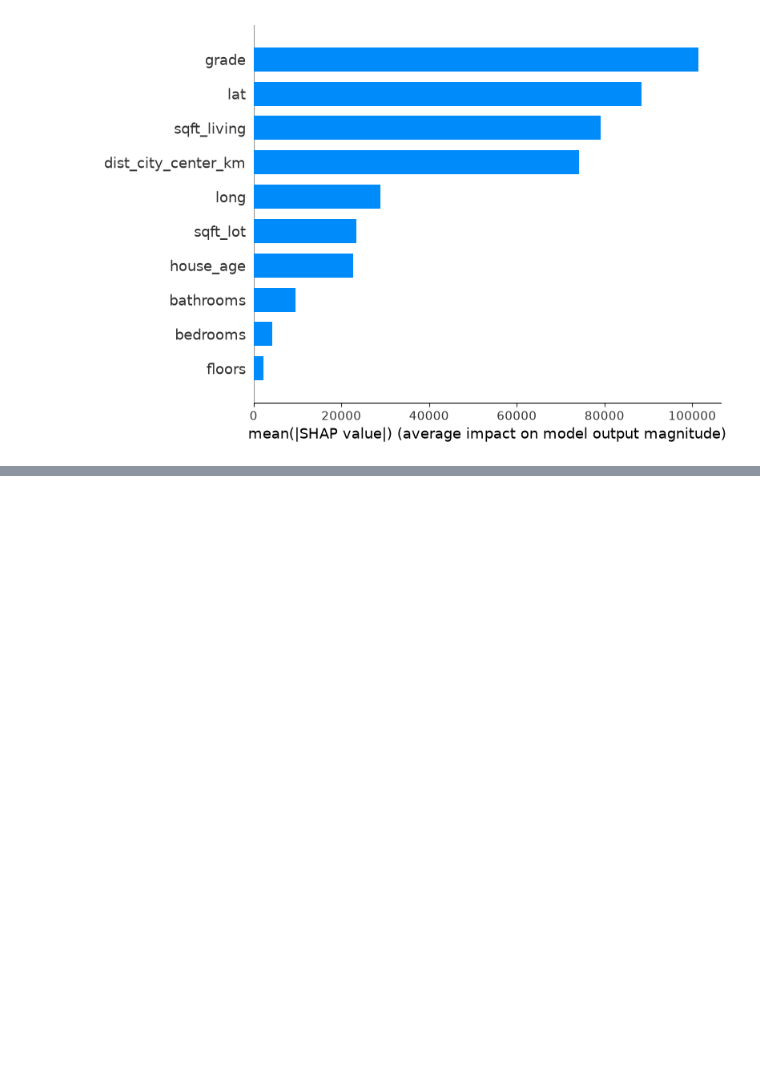
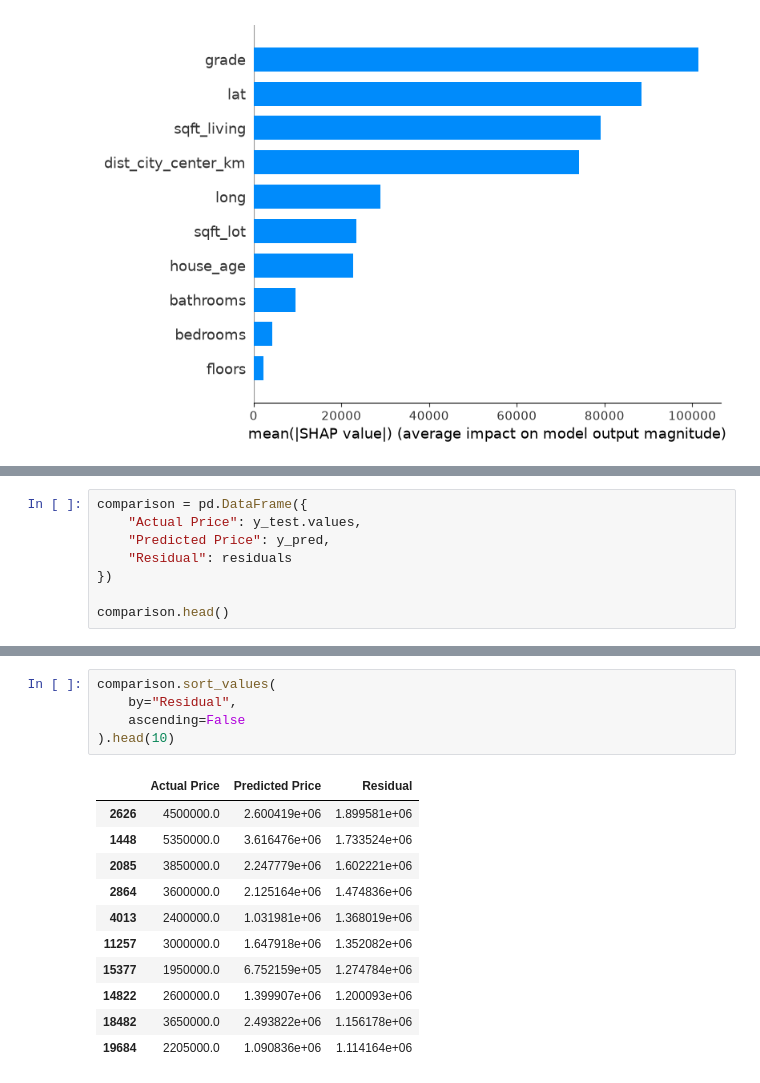
Before and after one commit to Hariharan0-h/GeoValNet, a Jupyter notebook: notebooks/03_shap_residuals.ipynb, the cells around one changed output, grey strips where cells are left out. Saved outputs shown, nothing was run; the diff lists cells and outputs as text; blank space fills up the shorter version.

```diff
--- a/notebooks/03_shap_residuals.ipynb
+++ b/notebooks/03_shap_residuals.ipynb
@@ -390,0 +395,8 @@ plt.show()
+# %%
+comparison = pd.DataFrame({
+    "Actual Price": y_test.values,
+    "Predicted Price": y_pred,
+    "Residual": residuals
+})
+
+comparison.head()
@@ -390,0 +465,17 @@ plt.show()
+# %%
+comparison.sort_values(
+    by="Residual",
+    ascending=False
+).head(10)
+# %% [output]
+|  | Actual Price | Predicted Price | Residual |
+| 2626 | 4500000.0 | 2.600419e+06 | 1.899581e+06 |
+| 1448 | 5350000.0 | 3.616476e+06 | 1.733524e+06 |
+| 2085 | 3850000.0 | 2.247779e+06 | 1.602221e+06 |
+| 2864 | 3600000.0 | 2.125164e+06 | 1.474836e+06 |
+| 4013 | 2400000.0 | 1.031981e+06 | 1.368019e+06 |
+| 11257 | 3000000.0 | 1.647918e+06 | 1.352082e+06 |
+| 15377 | 1950000.0 | 6.752159e+05 | 1.274784e+06 |
+| 14822 | 2600000.0 | 1.399907e+06 | 1.200093e+06 |
+| 18482 | 3650000.0 | 2.493822e+06 | 1.156178e+06 |
+| 19684 | 2205000.0 | 1.090836e+06 | 1.114164e+06 |
```
Also changed, not shown: parts of 6 cells of this notebook, 2 other files.
